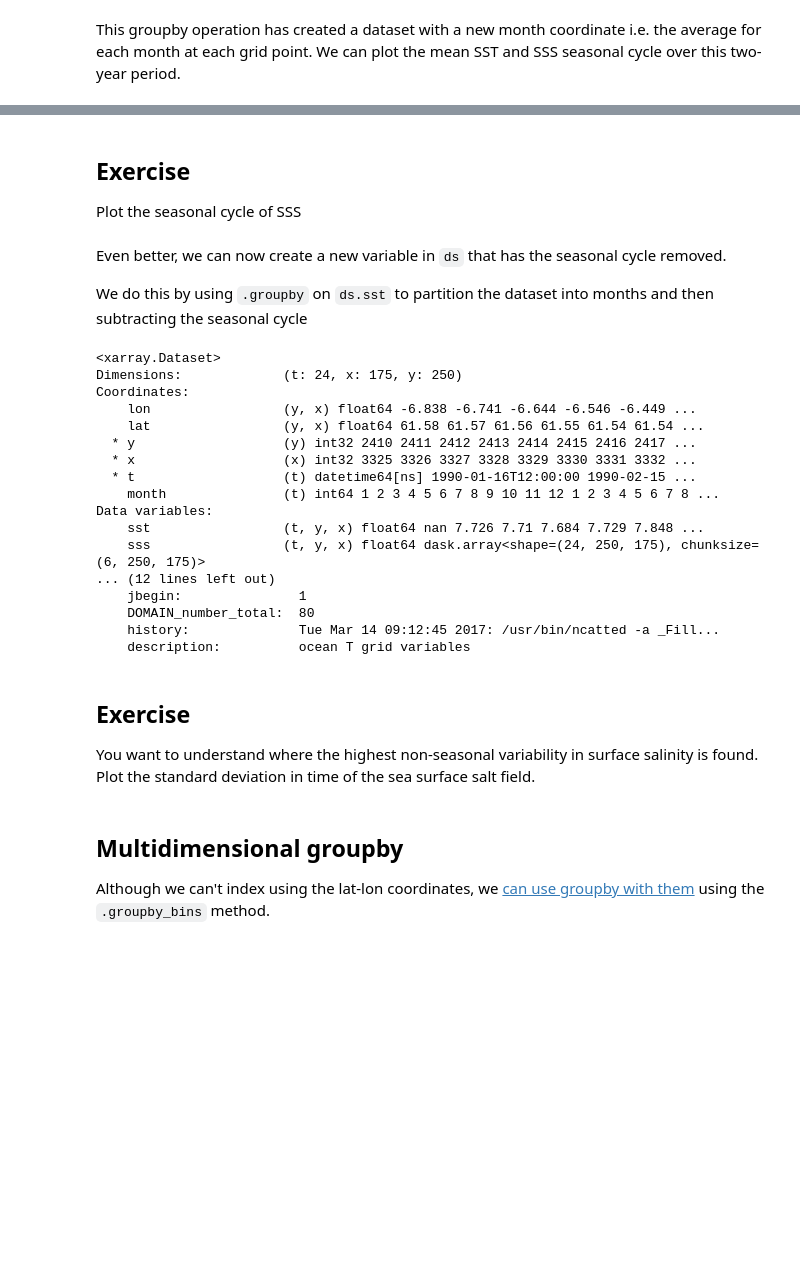
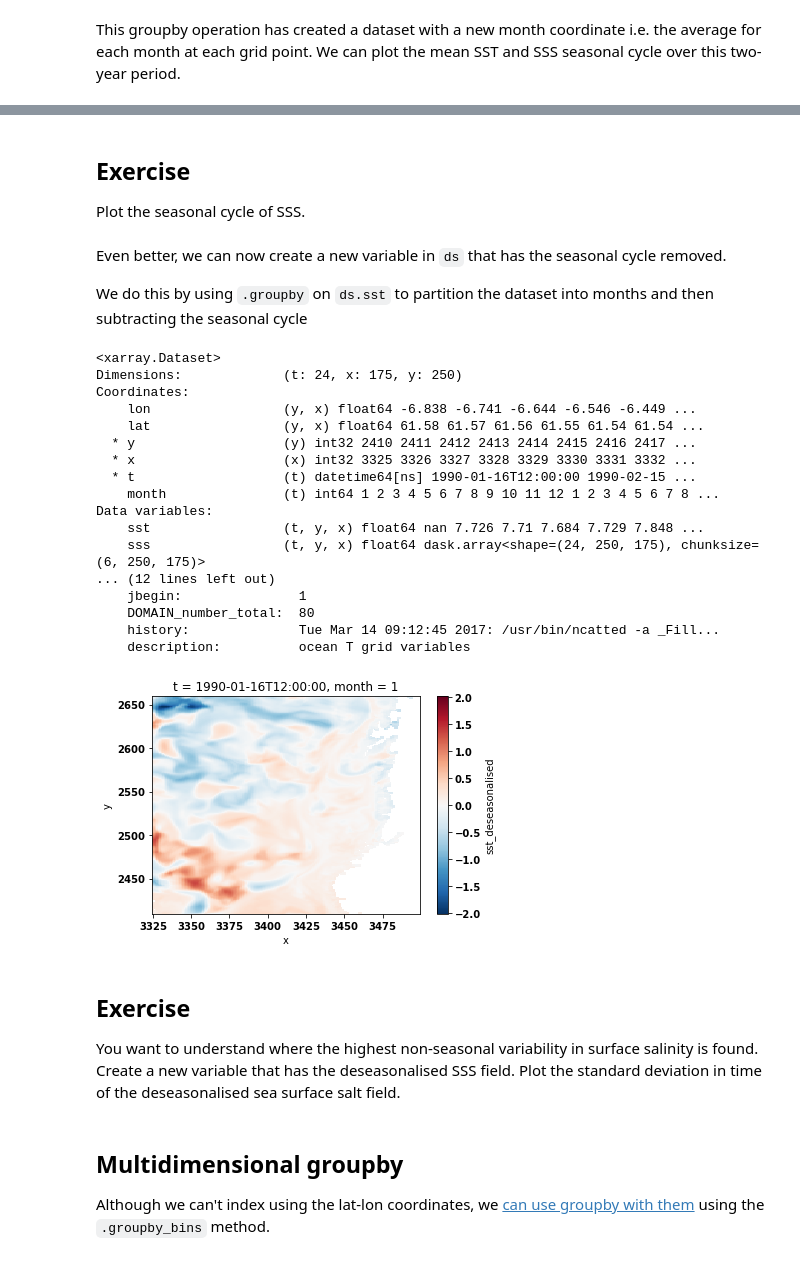
Before and after one commit to braaannigan/climate_python_intro, a Jupyter notebook: xarray_4.ipynb, the cells around one changed output, grey strips where cells are left out. Saved outputs shown, nothing was run; the diff lists cells and outputs as text; code cells hidden in the pictures; blank space fills up the shorter version.

````diff
--- a/xarray_4.ipynb
+++ b/xarray_4.ipynb
@@ -357,3 +367,3 @@ season_cycle.sst.mean(dim = ['x','y']).plot();
 # %% [markdown]
 ## Exercise
-Plot the seasonal cycle of SSS
+Plot the seasonal cycle of SSS.
@@ -363,28 +375,30 @@
 We do this by using ```.groupby``` on ```ds.sst``` to partition the dataset into months and then subtracting the seasonal cycle
 # %%
 ds['sst_deseasonalised'] = ds.sst.groupby('t.month') - season_cycle.sst
+ds.sst_deseasonalised.isel(t = 0).plot()
 ds
 # %% [output]
 <xarray.Dataset>
 Dimensions:             (t: 24, x: 175, y: 250)
 Coordinates:
     lon                 (y, x) float64 -6.838 -6.741 -6.644 -6.546 -6.449 ...
     lat                 (y, x) float64 61.58 61.57 61.56 61.55 61.54 61.54 ...
   * y                   (y) int32 2410 2411 2412 2413 2414 2415 2416 2417 ...
   * x                   (x) int32 3325 3326 3327 3328 3329 3330 3331 3332 ...
   * t                   (t) datetime64[ns] 1990-01-16T12:00:00 1990-02-15 ...
     month               (t) int64 1 2 3 4 5 6 7 8 9 10 11 12 1 2 3 4 5 6 7 8 ...
 Data variables:
     sst                 (t, y, x) float64 nan 7.726 7.71 7.684 7.729 7.848 ...
     sss                 (t, y, x) float64 dask.array<shape=(24, 250, 175), chunksize=(6, 250, 175)>
 ... (12 lines left out)
     jbegin:               1
     DOMAIN_number_total:  80
     history:              Tue Mar 14 09:12:45 2017: /usr/bin/ncatted -a _Fill...
     description:          ocean T grid variables
+[figure, added]
 # %% [markdown]
 ## Exercise
-You want to understand where the highest non-seasonal variability in surface salinity is found.  Plot the standard deviation in time of the sea surface salt field.
+You want to understand where the highest non-seasonal variability in surface salinity is found.  Create a new variable that has the deseasonalised SSS field.  Plot the standard deviation in time of the deseasonalised sea surface salt field.
 # %% [markdown]
 ## Multidimensional groupby
 
````
Also changed, not shown: parts of 12 cells of this notebook.
